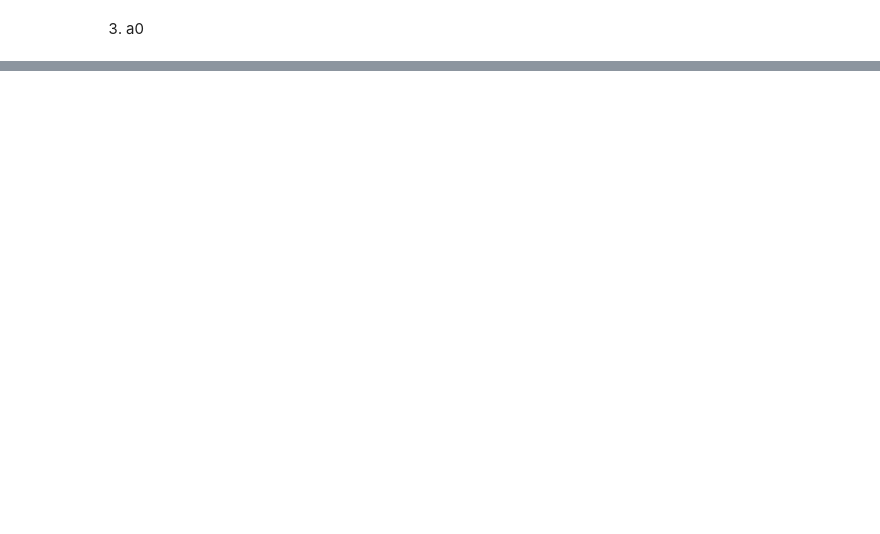
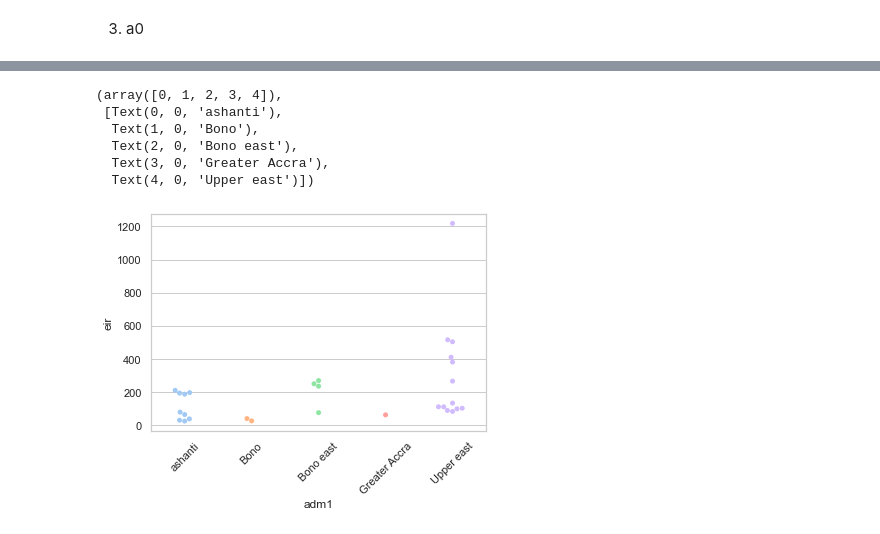
Before and after one commit to sepmein/mBench, a Jupyter notebook: GHA_data_preparation.ipynb, the cells around one changed output, grey strips where cells are left out. Drawn from its saved outputs; the diff is of its cells as text; code cells hidden in the pictures; blank space fills up the shorter version.

```diff
--- a/GHA_data_preparation.ipynb
+++ b/GHA_data_preparation.ipynb
@@ -242,0 +755,13 @@ pd.merge(admin1_code_and_names, GHA_Intervention_data, left_on='Subdivision name
+# %%
+# plot ghana eir data
+# TODO: To include 95%CI low and high data.
+g = sns.swarmplot(data=ghana_eir, y='eir', x='adm1')
+plt.xticks(rotation=45)
+# %% [output]
+(array([0, 1, 2, 3, 4]),
+ [Text(0, 0, 'ashanti'),
+  Text(1, 0, 'Bono'),
+  Text(2, 0, 'Bono east'),
+  Text(3, 0, 'Greater Accra'),
+  Text(4, 0, 'Upper east')])
+[figure, added]
```
Also changed, not shown: parts of 44 cells of this notebook.
